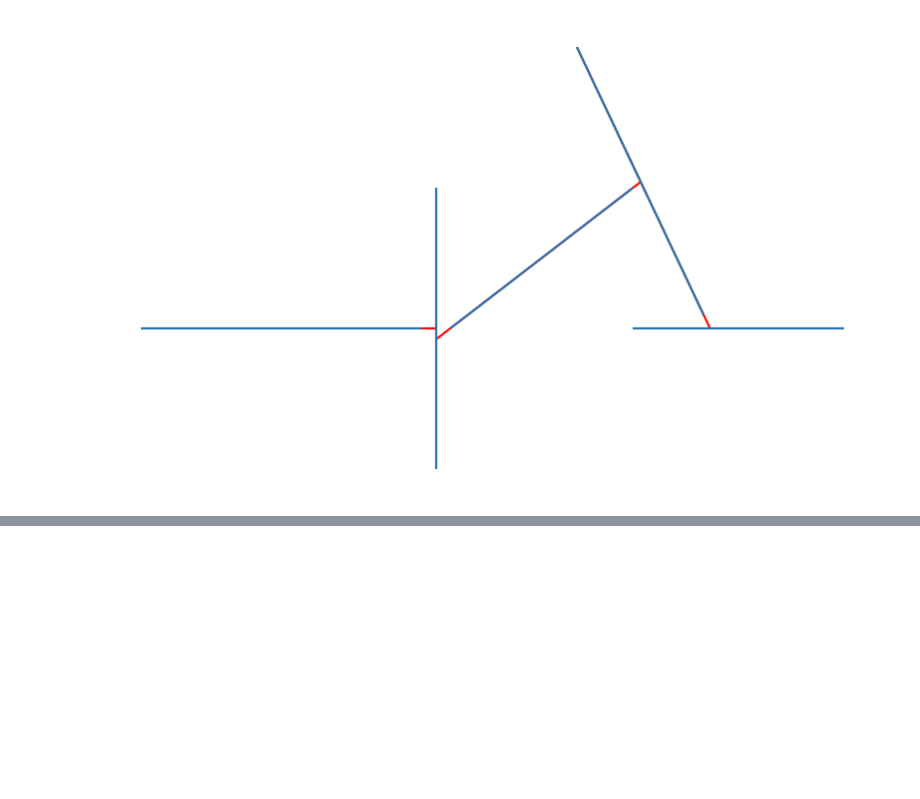
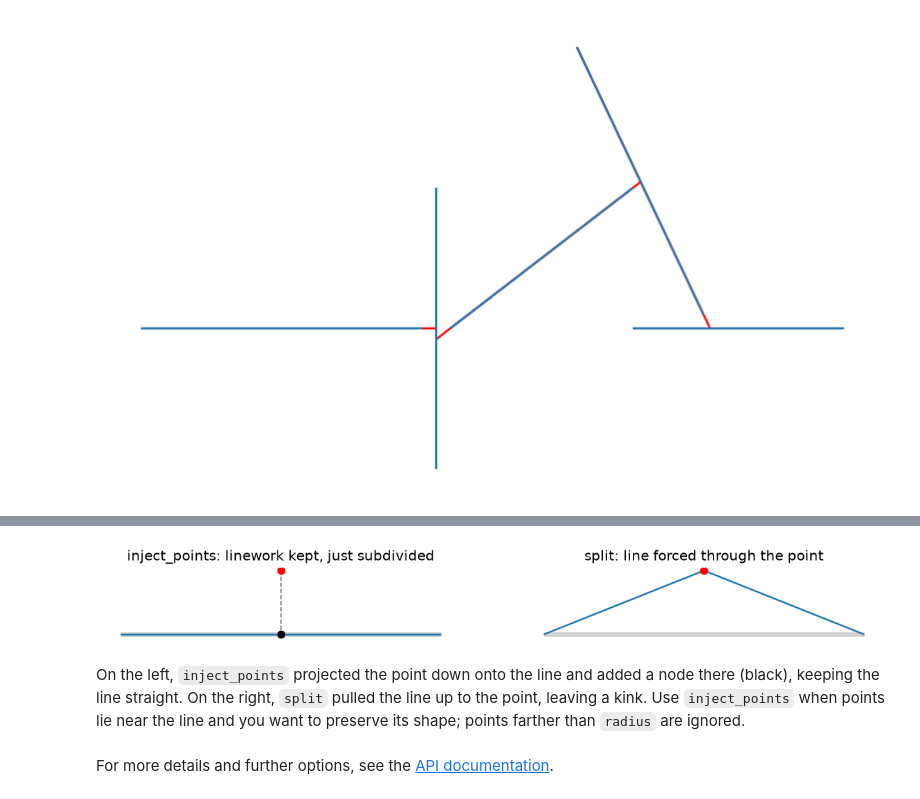
Before and after one commit to uscuni/neatnet, a Jupyter notebook: docs/source/simple_preprocessing.ipynb, the cells around one changed output, grey strips where cells are left out. Cells and saved outputs as stored; diff of their text form; code cells hidden in the pictures; blank space fills up the shorter version.

Commit message:
Add inject_points for projecting external points onto the network (#305)

```diff
--- a/docs/source/simple_preprocessing.ipynb
+++ b/docs/source/simple_preprocessing.ipynb
@@ -114,0 +119,33 @@ For more details and further options, see the [API documentation](api.rst).
+# %%
+import matplotlib.pyplot as plt
+from shapely.geometry import Point
+
+streets = gpd.GeoDataFrame(geometry=[LineString([(0, 0), (10, 0)])], crs="EPSG:3857")
+points = gpd.GeoDataFrame(geometry=[Point(5, 2)], crs="EPSG:3857")
+
+injected = neatnet.inject_points(streets, points, radius=5)
+forced = neatnet.split(points.geometry, streets, streets.crs, eps=5)
+
+fig, (ax1, ax2) = plt.subplots(1, 2, figsize=(12, 3))
+
+# inject_points: the point is projected onto the line; the linework is kept
+streets.plot(ax=ax1, color="lightgray", linewidth=4)
+injected.plot(ax=ax1, linewidth=1.5)
+points.plot(ax=ax1, color="red", zorder=5)
+ax1.plot([5, 5], [2, 0], color="gray", linestyle="--", linewidth=1)
+ax1.scatter([5], [0], color="black", zorder=6)
+ax1.set_title("inject_points: linework kept, just subdivided")
+ax1.set_axis_off()
+
+# split: the line is snapped onto the point, bending through it
+streets.plot(ax=ax2, color="lightgray", linewidth=4)
+forced.plot(ax=ax2, linewidth=1.5)
+points.plot(ax=ax2, color="red", zorder=5)
+ax2.set_title("split: line forced through the point")
+ax2.set_axis_off()
+# %% [output]
+[figure, added]
+# %% [markdown]
+On the left, `inject_points` projected the point down onto the line and added a node there (black), keeping the line straight. On the right, `split` pulled the line up to the point, leaving a kink. Use `inject_points` when points lie near the line and you want to preserve its shape; points farther than `radius` are ignored.
+# %% [markdown]
+For more details and further options, see the [API documentation](api.rst).
```
Also changed, not shown: parts of 2 cells of this notebook, 4 other files.
